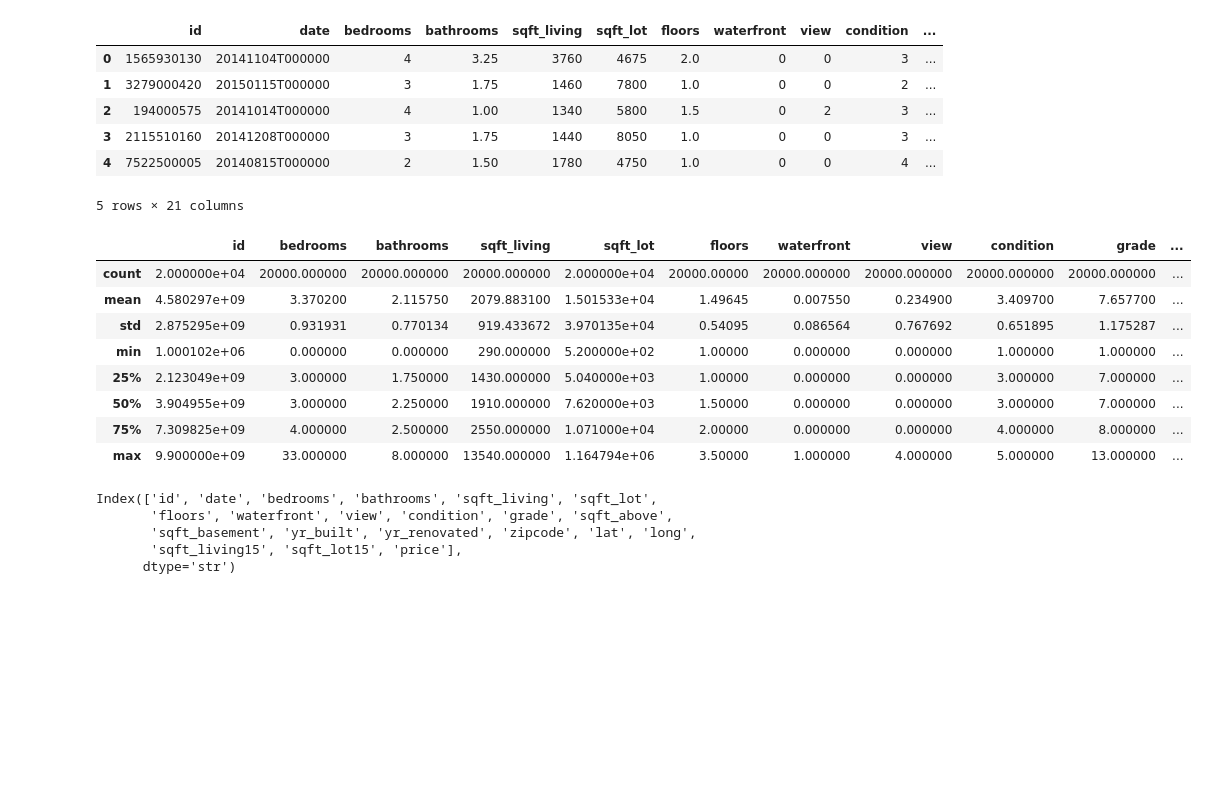
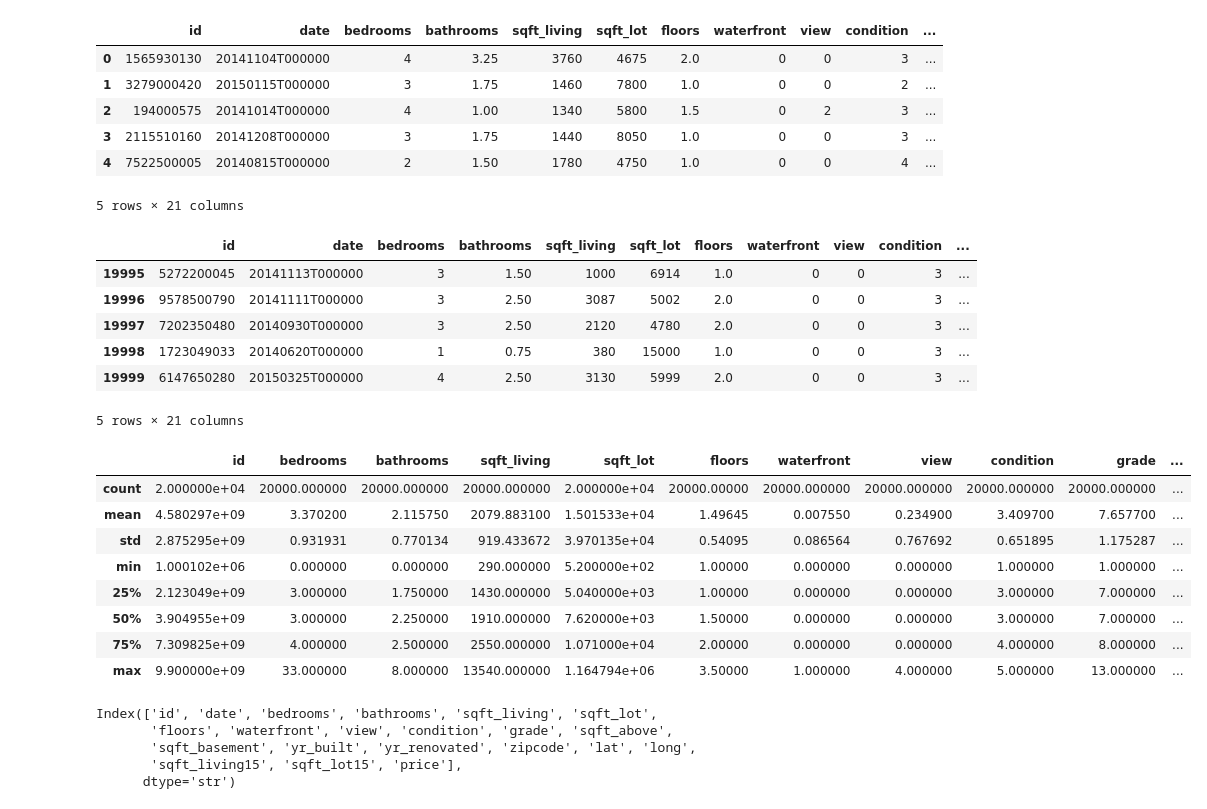
Before and after one commit to joseph-e-kent/ctrl_alt_elite, a Jupyter notebook: module_3/nathan/module03.ipynb, the cells around one changed output. Saved outputs shown, nothing was run; the diff lists cells and outputs as text; code cells hidden in the pictures; blank space fills up the shorter version.

```diff
--- a/module_3/nathan/module03.ipynb
+++ b/module_3/nathan/module03.ipynb
@@ -1,34 +1,47 @@
 # %%
 # Where is the house
 # What kind of house is it
 
 
 import pandas as pd
 
 raw_data = pd.read_csv('https://raw.githubusercontent.com/byui-cse/cse450-course/master/data/housing.csv')
 
 display(raw_data.head())
+display(raw_data.tail())
 display(raw_data.describe())
 display(raw_data.columns)
+
+
+
+# TODO: Min max scaling
+# Normalize year to 'time since renovated'
 # %% [output]
 |  | id | date | bedrooms | bathrooms | sqft_living | sqft_lot | floors | waterfront | view | condition | ... |
 | 0 | 1565930130 | 20141104T000000 | 4 | 3.25 | 3760 | 4675 | 2.0 | 0 | 0 | 3 | ... |
 | 1 | 3279000420 | 20150115T000000 | 3 | 1.75 | 1460 | 7800 | 1.0 | 0 | 0 | 2 | ... |
 | 2 | 194000575 | 20141014T000000 | 4 | 1.00 | 1340 | 5800 | 1.5 | 0 | 2 | 3 | ... |
 | 3 | 2115510160 | 20141208T000000 | 3 | 1.75 | 1440 | 8050 | 1.0 | 0 | 0 | 3 | ... |
 | 4 | 7522500005 | 20140815T000000 | 2 | 1.50 | 1780 | 4750 | 1.0 | 0 | 0 | 4 | ... |
 5 rows × 21 columns
-|  | id | bedrooms | bathrooms | sqft_living | sqft_lot | floors | waterfront | view | condition | grade | ... |
-| count | 2.000000e+04 | 20000.000000 | 20000.000000 | 20000.000000 | 2.000000e+04 | 20000.00000 | 20000.000000 | 20000.000000 | 20000.000000 | 20000.000000 | ... |
-| mean | 4.580297e+09 | 3.370200 | 2.115750 | 2079.883100 | 1.501533e+04 | 1.49645 | 0.007550 | 0.234900 | 3.409700 | 7.657700 | ... |
-| std | 2.875295e+09 | 0.931931 | 0.770134 | 919.433672 | 3.970135e+04 | 0.54095 | 0.086564 | 0.767692 | 0.651895 | 1.175287 | ... |
-| min | 1.000102e+06 | 0.000000 | 0.000000 | 290.000000 | 5.200000e+02 | 1.00000 | 0.000000 | 0.000000 | 1.000000 | 1.000000 | ... |
-| 25% | 2.123049e+09 | 3.000000 | 1.750000 | 1430.000000 | 5.040000e+03 | 1.00000 | 0.000000 | 0.000000 | 3.000000 | 7.000000 | ... |
-| 50% | 3.904955e+09 | 3.000000 | 2.250000 | 1910.000000 | 7.620000e+03 | 1.50000 | 0.000000 | 0.000000 | 3.000000 | 7.000000 | ... |
-| 75% | 7.309825e+09 | 4.000000 | 2.500000 | 2550.000000 | 1.071000e+04 | 2.00000 | 0.000000 | 0.000000 | 4.000000 | 8.000000 | ... |
-| max | 9.900000e+09 | 33.000000 | 8.000000 | 13540.000000 | 1.164794e+06 | 3.50000 | 1.000000 | 4.000000 | 5.000000 | 13.000000 | ... |
+|  | id | date | bedrooms | bathrooms | sqft_living | sqft_lot | floors | waterfront | view | condition | ... |
+| 19995 | 5272200045 | 20141113T000000 | 3 | 1.50 | 1000 | 6914 | 1.0 | 0 | 0 | 3 | ... |
+| 19996 | 9578500790 | 20141111T000000 | 3 | 2.50 | 3087 | 5002 | 2.0 | 0 | 0 | 3 | ... |
+| 19997 | 7202350480 | 20140930T000000 | 3 | 2.50 | 2120 | 4780 | 2.0 | 0 | 0 | 3 | ... |
+| 19998 | 1723049033 | 20140620T000000 | 1 | 0.75 | 380 | 15000 | 1.0 | 0 | 0 | 3 | ... |
+| 19999 | 6147650280 | 20150325T000000 | 4 | 2.50 | 3130 | 5999 | 2.0 | 0 | 0 | 3 | ... |
-Index(['id', 'date', 'bedrooms', 'bathrooms', 'sqft_living', 'sqft_lot',
-       'floors', 'waterfront', 'view', 'condition', 'grade', 'sqft_above',
-       'sqft_basement', 'yr_built', 'yr_renovated', 'zipcode', 'lat', 'long',
-       'sqft_living15', 'sqft_lot15', 'price'],
-      dtype='str')
+5 rows × 21 columns
+|  | id | bedrooms | bathrooms | sqft_living | sqft_lot | floors | waterfront | view | condition | grade | ... |
+| count | 2.000000e+04 | 20000.000000 | 20000.000000 | 20000.000000 | 2.000000e+04 | 20000.00000 | 20000.000000 | 20000.000000 | 20000.000000 | 20000.000000 | ... |
+| mean | 4.580297e+09 | 3.370200 | 2.115750 | 2079.883100 | 1.501533e+04 | 1.49645 | 0.007550 | 0.234900 | 3.409700 | 7.657700 | ... |
+| std | 2.875295e+09 | 0.931931 | 0.770134 | 919.433672 | 3.970135e+04 | 0.54095 | 0.086564 | 0.767692 | 0.651895 | 1.175287 | ... |
+| min | 1.000102e+06 | 0.000000 | 0.000000 | 290.000000 | 5.200000e+02 | 1.00000 | 0.000000 | 0.000000 | 1.000000 | 1.000000 | ... |
+| 25% | 2.123049e+09 | 3.000000 | 1.750000 | 1430.000000 | 5.040000e+03 | 1.00000 | 0.000000 | 0.000000 | 3.000000 | 7.000000 | ... |
+| 50% | 3.904955e+09 | 3.000000 | 2.250000 | 1910.000000 | 7.620000e+03 | 1.50000 | 0.000000 | 0.000000 | 3.000000 | 7.000000 | ... |
+| 75% | 7.309825e+09 | 4.000000 | 2.500000 | 2550.000000 | 1.071000e+04 | 2.00000 | 0.000000 | 0.000000 | 4.000000 | 8.000000 | ... |
+| max | 9.900000e+09 | 33.000000 | 8.000000 | 13540.000000 | 1.164794e+06 | 3.50000 | 1.000000 | 4.000000 | 5.000000 | 13.000000 | ... |
+Index(['id', 'date', 'bedrooms', 'bathrooms', 'sqft_living', 'sqft_lot',
+       'floors', 'waterfront', 'view', 'condition', 'grade', 'sqft_above',
+       'sqft_basement', 'yr_built', 'yr_renovated', 'zipcode', 'lat', 'long',
+       'sqft_living15', 'sqft_lot15', 'price'],
+      dtype='str')
```
Also changed, not shown: parts of 12 cells of this notebook, 1 other file.
